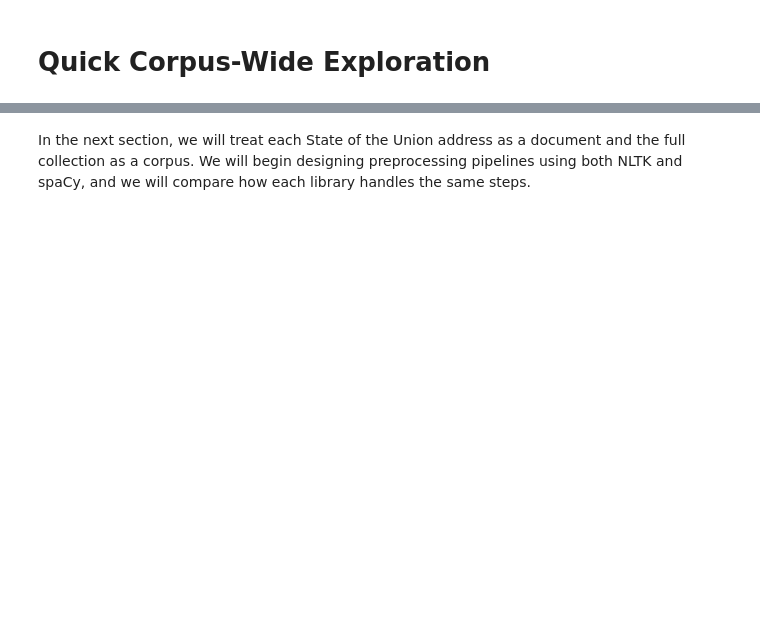
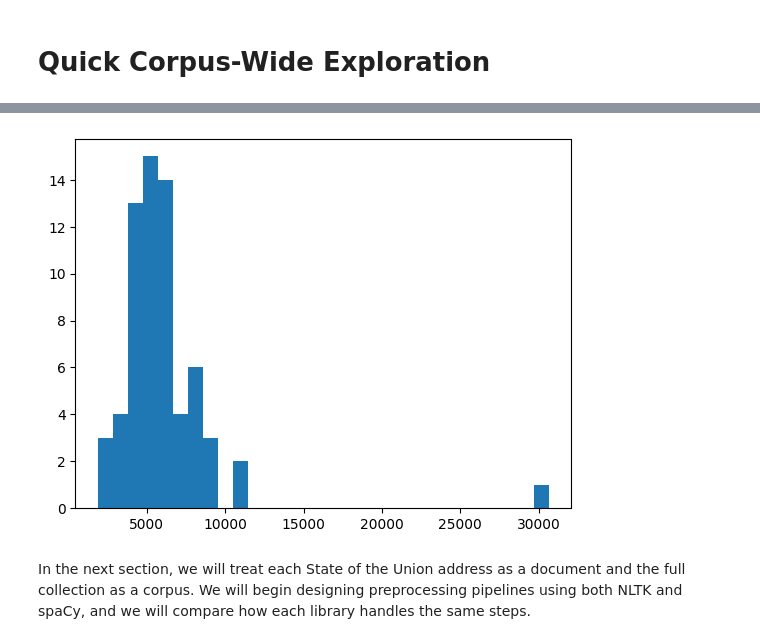
Before and after one commit to ajaysharma2053/aig230_lab02_asharma609, a Jupyter notebook: starter/explore_raw_text.ipynb, the cells around one changed output, grey strips where cells are left out. Saved outputs shown, nothing was run; the diff lists cells and outputs as text; code cells hidden in the pictures; blank space fills up the shorter version.

```diff
--- a/starter/explore_raw_text.ipynb
+++ b/starter/explore_raw_text.ipynb
@@ -86,2 +188,8 @@ At this stage, we only explore structure.
 # %% [markdown]
 # Quick Corpus-Wide Exploration
+# %%
+docs_length = {
+    fileid: len(state_union.words(fileid))
+    for fileid in state_union.fileids()
+}
+docs_length
@@ -105,5 +231,11 @@ Requirement already satisfied: packaging>=20.0 in c:\users\david\aig230-env\lib\
    ---------------------------------------- 7/7 [matplotlib]
 
 Successfully installed contourpy-1.3.3 cycler-0.12.1 fonttools-4.61.1 kiwisolver-1.4.9 matplotlib-3.10.8 pillow-12.1.0 pyparsing-3.3.1
+# %%
+import matplotlib.pyplot as plt
+plt.hist(docs_length.values(), bins=30)
+plt.show()
+# %% [output]
+[figure, added]
 # %% [markdown]
 In the next section, we will treat each State of the Union address as a document and the full collection as a corpus. We will begin designing preprocessing pipelines using both NLTK and spaCy, and we will compare how each library handles the same steps.
```
Also changed, not shown: parts of 12 cells of this notebook, 2 other files.
